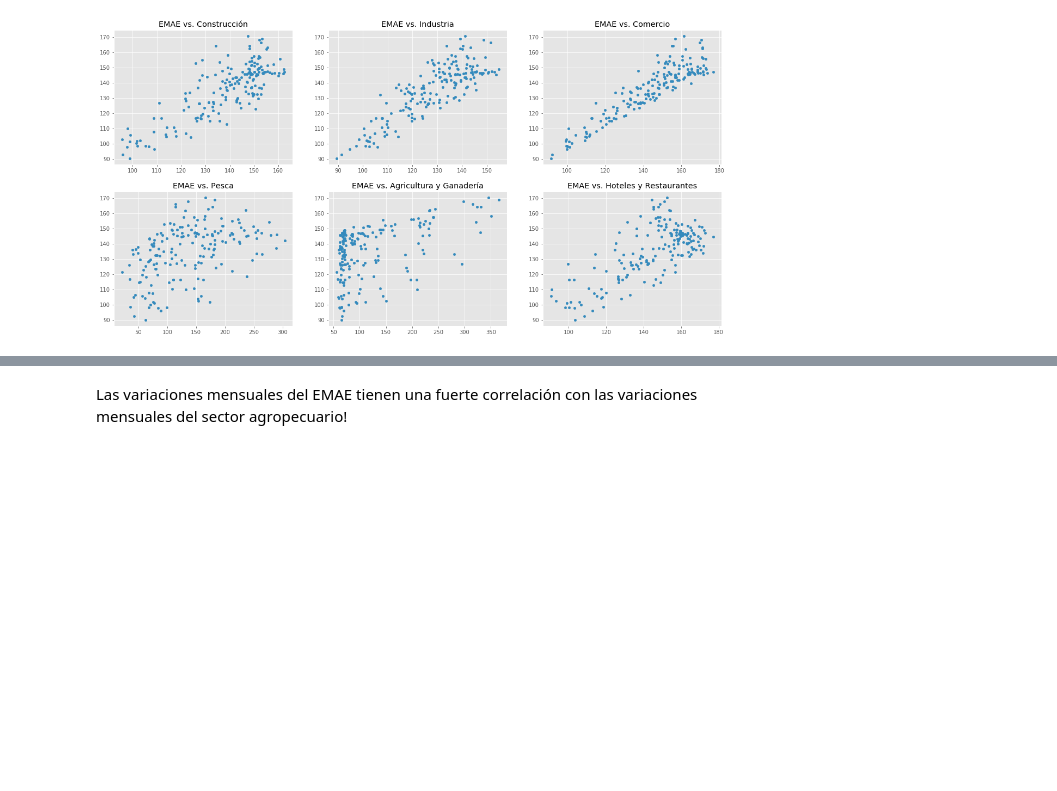
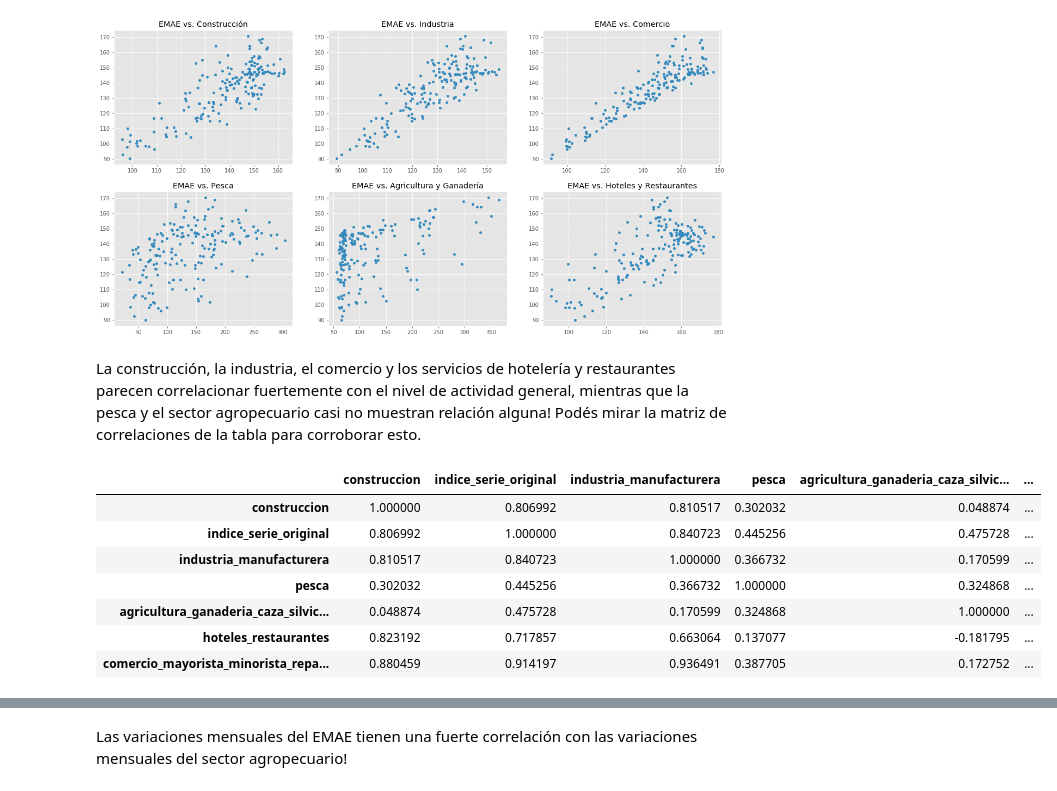
Before and after one commit to abenassi/analisis-datos-python, a Jupyter notebook: 2A-series-tiempo.ipynb, the cells around one changed output, grey strips where cells are left out. Cells and saved outputs as stored; diff of their text form; code cells hidden in the pictures; blank space fills up the shorter version.

```diff
--- a/2A-series-tiempo.ipynb
+++ b/2A-series-tiempo.ipynb
@@ -214,3 +214,16 @@ for row in axes:
         ax.set_ylabel("")
 # %% [output]
 [figure]
+# %% [markdown]
+La construcción, la industria, el comercio y los servicios de hotelería y restaurantes parecen correlacionar fuertemente con el nivel de actividad general, mientras que la pesca y el sector agropecuario casi no muestran relación alguna! Podés mirar la matriz de correlaciones de la tabla para corroborar esto.
+# %%
+nivel_actividad.corr()
+# %% [output]
+|  | construccion | indice_serie_original | industria_manufacturera | pesca | agricultura_ganaderia_caza_silvic... | ... |
+| construccion | 1.000000 | 0.806992 | 0.810517 | 0.302032 | 0.048874 | ... |
+| indice_serie_original | 0.806992 | 1.000000 | 0.840723 | 0.445256 | 0.475728 | ... |
+| industria_manufacturera | 0.810517 | 0.840723 | 1.000000 | 0.366732 | 0.170599 | ... |
+| pesca | 0.302032 | 0.445256 | 0.366732 | 1.000000 | 0.324868 | ... |
+| agricultura_ganaderia_caza_silvic... | 0.048874 | 0.475728 | 0.170599 | 0.324868 | 1.000000 | ... |
+| hoteles_restaurantes | 0.823192 | 0.717857 | 0.663064 | 0.137077 | -0.181795 | ... |
+| comercio_mayorista_minorista_repa... | 0.880459 | 0.914197 | 0.936491 | 0.387705 | 0.172752 | ... |
```
Also changed, not shown: parts of 6 cells of this notebook.
